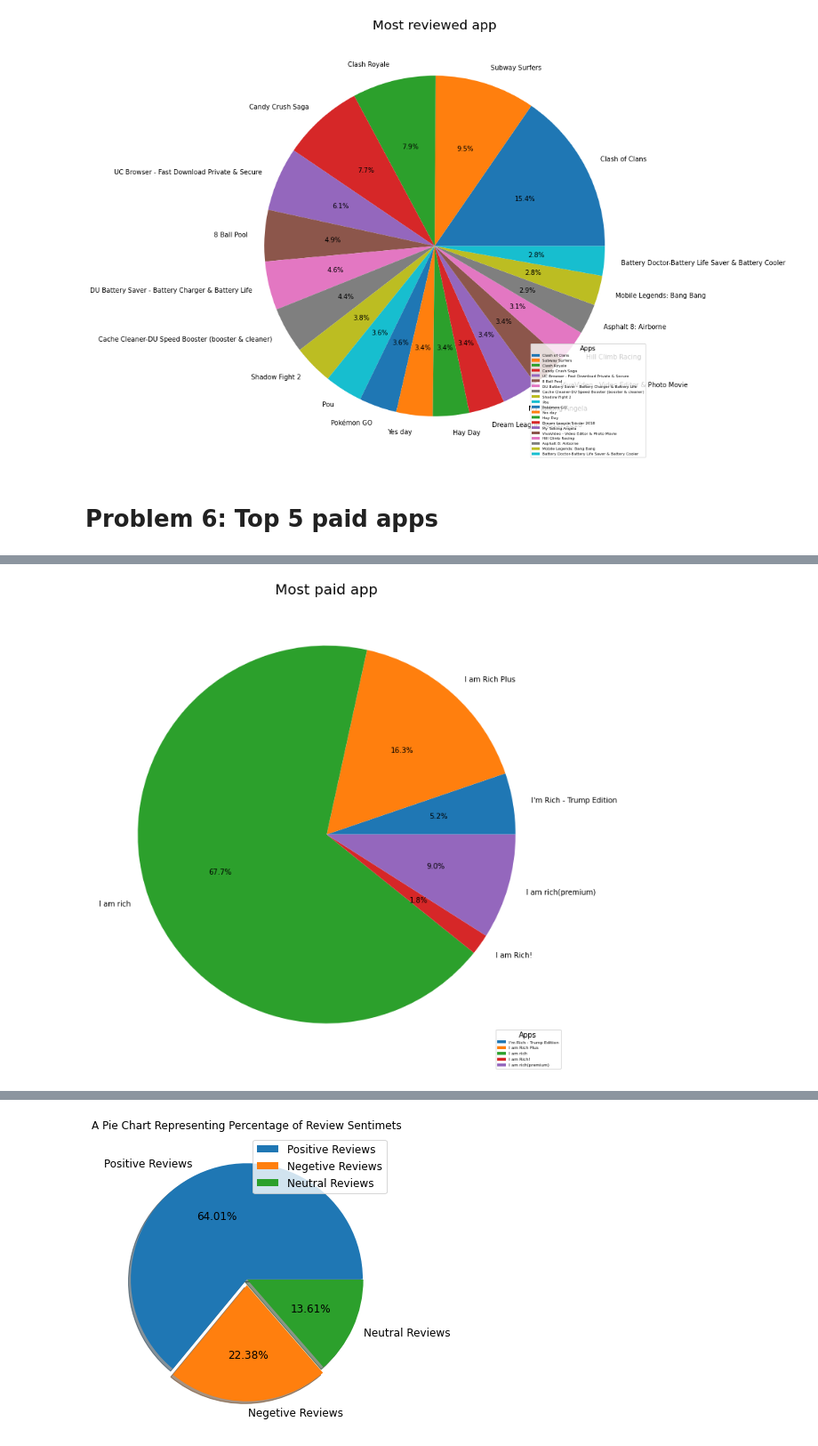
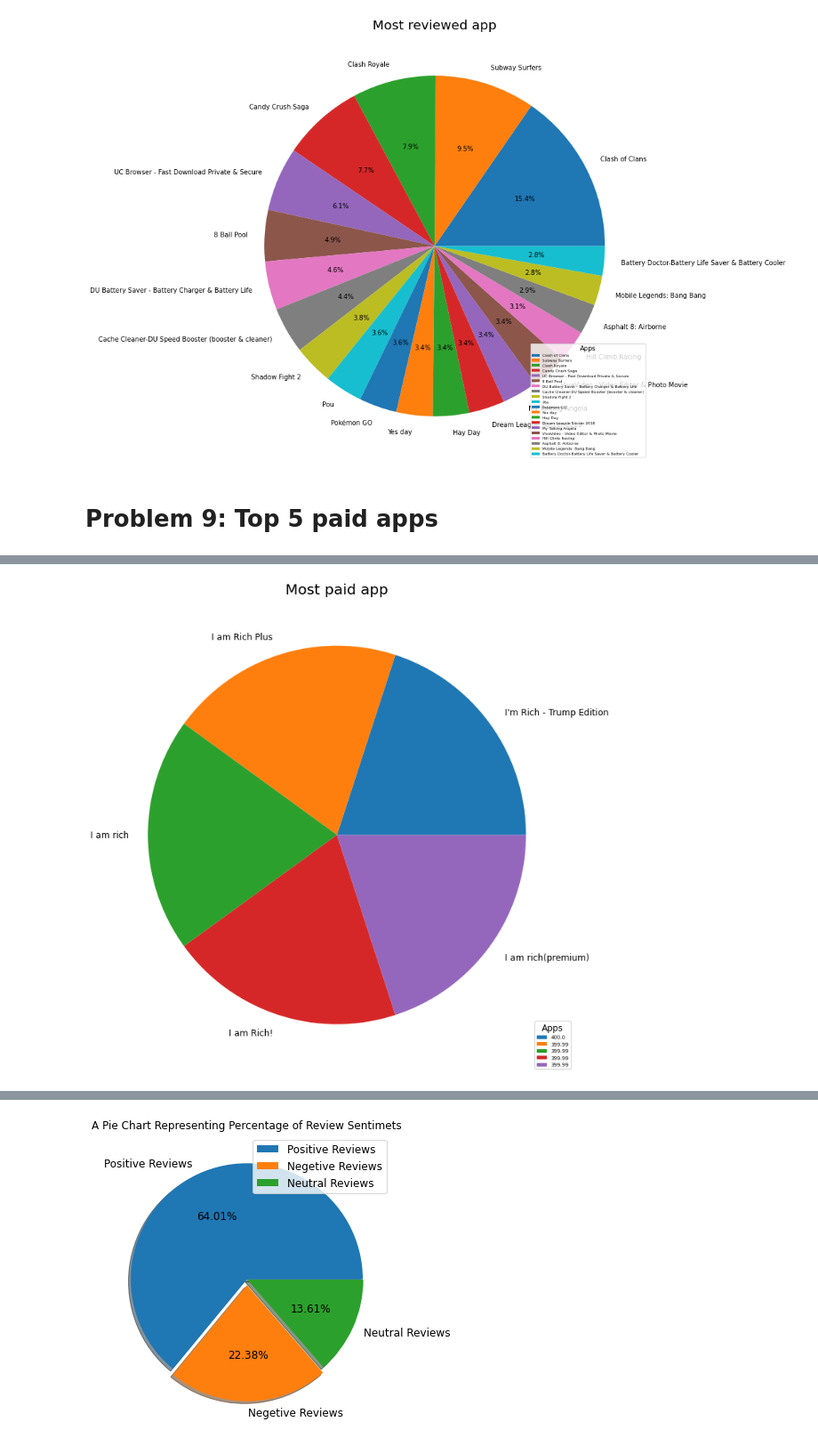
Before and after one commit to Meghanah97/Playstore_data_analysis, a Jupyter notebook: Copy_of_Copy_of_Copy_of_Play_Store_App_Review_Analysis_Capstone_Project.ipynb, the cells around one changed output, grey strips where cells are left out. Shown at 89% size. Drawn from its saved outputs; the diff is of its cells as text; code cells hidden in the pictures.

```diff
--- a/Copy_of_Copy_of_Copy_of_Play_Store_App_Review_Analysis_Capstone_Project.ipynb
+++ b/Copy_of_Copy_of_Copy_of_Play_Store_App_Review_Analysis_Capstone_Project.ipynb
@@ -33,9 +33,8 @@ warnings.filterwarnings('ignore')
 import plotly.graph_objs as go
 from wordcloud import WordCloud
 # %%
-#mount your drive and read csv file
-ply=pd.read_csv('/content/Play Store Data.csv')
-usr=pd.read_csv('/content/User Reviews.csv')
+ply=pd.read_csv('/content/Play Store Data (2).csv')
+usr=pd.read_csv('/content/User Reviews (1).csv')
 # %%
 #Basic exploration on dataframe
 ply.head()
@@ -538,4 +513,0 @@ plt.show()
-# %%
-ply['Gaming Category App'] = ply['Category']=='GAME'
-categoty_type_installs = ply.groupby(['Category','Type'])[['Installs']].sum().reset_index()
-categoty_type_installs['log_Installs'] = np.log2(categoty_type_installs['Installs'])
@@ -607,7 +569,7 @@ plt.legend(Apps_with_Highest_rev.App,
 # %% [output]
 [figure]
 # %% [markdown]
-# Problem 6: Top 5 paid apps
+# Problem 9: Top 5 paid apps
 # %%
 most_paid_app = ply.sort_values(by='Price', ascending=False).head(5)
 most_paid_app
@@ -620,12 +582,12 @@ most_paid_app
 | 5359 | I am rich(premium) | FINANCE | 3.5 | 472 | 0.965 | 5000 | Paid | 399.99 | Everyone | Finance | ... |
 # %%
 plt.figure(figsize=(15,12));
-plt.pie(most_paid_app .Reviews, explode=None, labels=most_paid_app.App, autopct='%1.1f%%', startangle=0);
+plt.pie(most_paid_app .Price, explode=None, labels=most_paid_app.App, startangle=0);
 plt.title('Most paid app',size = 20);
-plt.legend(most_paid_app.App,
+plt.legend(most_paid_app.Price,
            loc="lower right",
            title="Apps",
            fontsize = "xx-small"
           );
 # %% [output]
-[figure, old version]
+[figure, new version]
```
Also changed, not shown: parts of 54 cells of this notebook.
